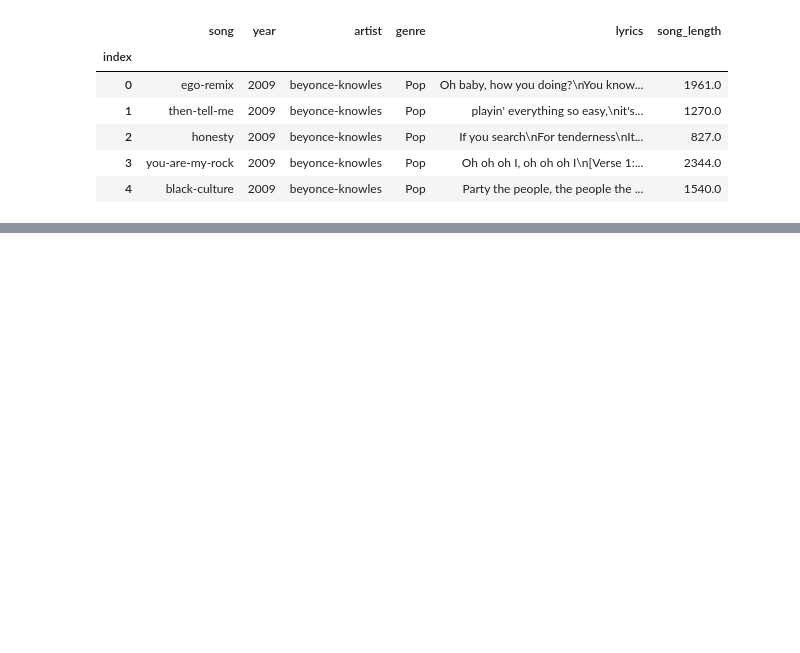
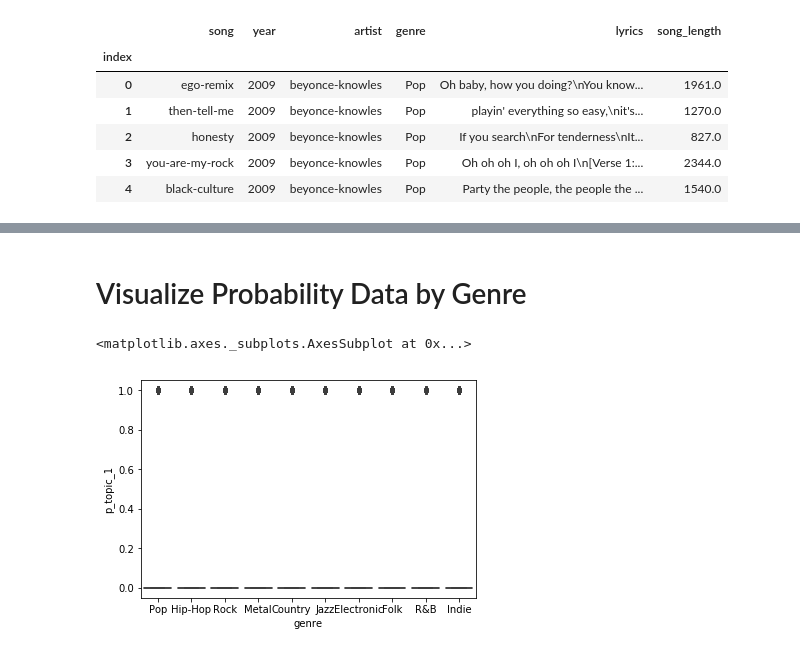
Before and after one commit to jtloong/blog_projects, a Jupyter notebook: song_lyrics/topic_analysis.ipynb, the cells around one changed output, grey strips where cells are left out. Cells and saved outputs as stored; diff of their text form; code cells hidden in the pictures; blank space fills up the shorter version.

Commit message:
Saved model and then ran probability distributions

```diff
--- a/song_lyrics/topic_analysis.ipynb
+++ b/song_lyrics/topic_analysis.ipynb
@@ -47,0 +75,2 @@ for i in lyrics_documents:
+# %%
+analysis_data = data.dropna(subset=['lyrics'])
@@ -47,0 +83,10 @@ for i in lyrics_documents:
+# %%
+topic_1 = []
+topic_2 = []
+# %%
+for i in corpus:
+    topic_1.append(ldamodel[i][0][0])
+    topic_2.append(ldamodel[i][0][1])
+# %%
+analysis_data['p_topic_1'] = topic_1
+analysis_data['p_topic_2'] = topic_2
@@ -47,0 +113,2 @@ for i in lyrics_documents:
+# %% [markdown]
+# Visualize Probability Data by Genre
@@ -47,0 +119,5 @@ for i in lyrics_documents:
+# %%
+sns.boxplot(x='genre', y='p_topic_1', data=analysis_data)
+# %% [output]
+<matplotlib.axes._subplots.AxesSubplot at 0x...>
+[figure, added]
```
Also changed, not shown: parts of 16 cells of this notebook, 4 other files.
